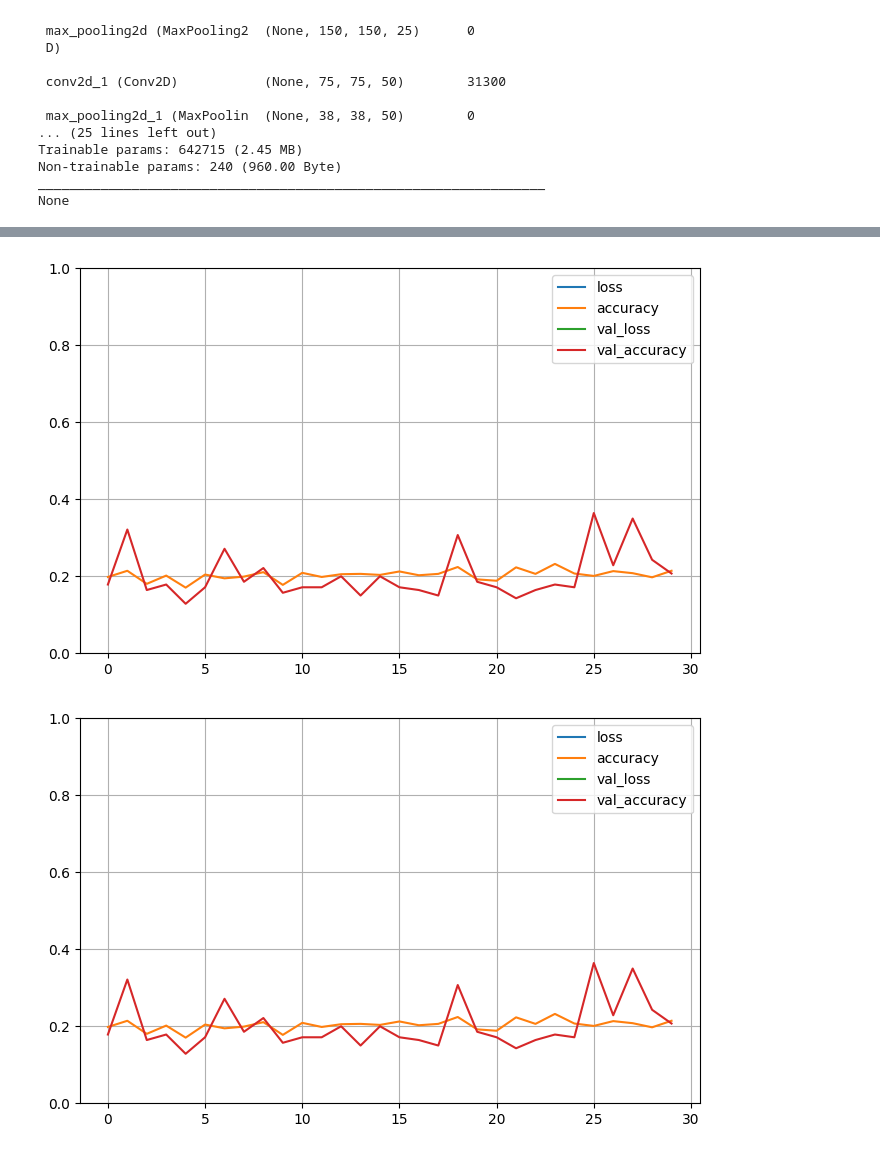
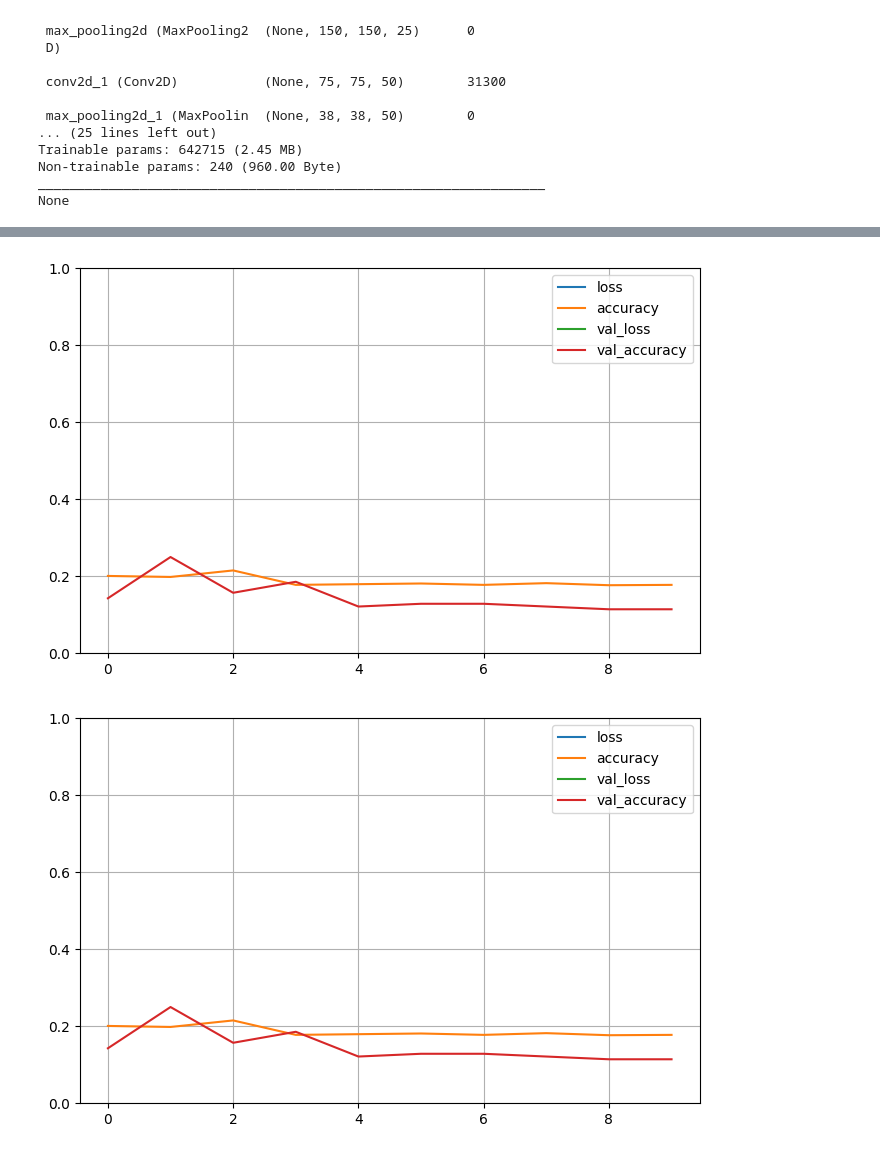
Before and after one commit to jasmineliu0114/MATH4570_Final_Project, a Jupyter notebook: image_resize.ipynb, the cells around one changed output, grey strips where cells are left out. Saved outputs shown, nothing was run; the diff lists cells and outputs as text; code cells hidden in the pictures.

```diff
--- a/image_resize.ipynb
+++ b/image_resize.ipynb
@@ -498,12 +522,4 @@ KeyboardInterrupt:
 # %%
-#############################
-## TRAIN THE DEEP NN MODEL ##
-#############################
-
-keras.backend.clear_session()
-np.random.seed(42)
-tf.random.set_seed(42)
-
 # Define the model
 dnn_model = keras.models.Sequential([
     keras.layers.Flatten(input_shape=(300, 300, 3)),  # Flatten the input images
@@ -515,21 +531,3 @@ dnn_model = keras.models.Sequential([
     keras.layers.Dropout(0.3),                        # Additional Dropout layer
     keras.layers.Dense(5, activation='softmax')       # Output layer with 5 units for each class
 ])
-
-# Compile the model
-dnn_model.compile(optimizer='adam',
-                  loss='categorical_crossentropy',
-                  metrics=['accuracy'])
-
-# Show the model summary
-print(dnn_model.summary())
-
-history_dnn = dnn_model.fit(X_train, y_train,
-                            epochs=30,
-                            batch_size=64,
-                            verbose=1,
-                            validation_data=(X_val, y_val))
-
-#stochastic gradient decent
-historysgd = model.fit(X_train, y_train, epochs=30,
-                    validation_data=(X_val, y_val))
@@ -554,0 +539,9 @@ NameError: name 'history' is not defined
+# %%
+# Show the model summary
+print(dnn_model.summary())
+
+history_dnn = dnn_model.fit(X_train, y_train,
+                            epochs=10,
+                            batch_size=64,
+                            verbose=1,
+                            validation_data=(X_val, y_val))
@@ -555,16 +566,16 @@ NameError: name 'history' is not defined
 # %%
-pd.DataFrame(historysgd.history).plot(figsize=(8, 5))
+pd.DataFrame(history_dnn.history).plot(figsize=(8, 5))
 plt.grid(True)
 plt.gca().set_ylim(0, 1)
 
 plt.show()
 
 
-pd.DataFrame(historysgd.history).plot(figsize=(8, 5))
+pd.DataFrame(history_dnn.history).plot(figsize=(8, 5))
 plt.grid(True)
 plt.gca().set_ylim(0, 1)
 
 plt.show()
 # %% [output]
-[figure, old version]
+[figure, new version]
-[figure, old version]
+[figure, new version]
```
Also changed, not shown: parts of 14 cells of this notebook.
